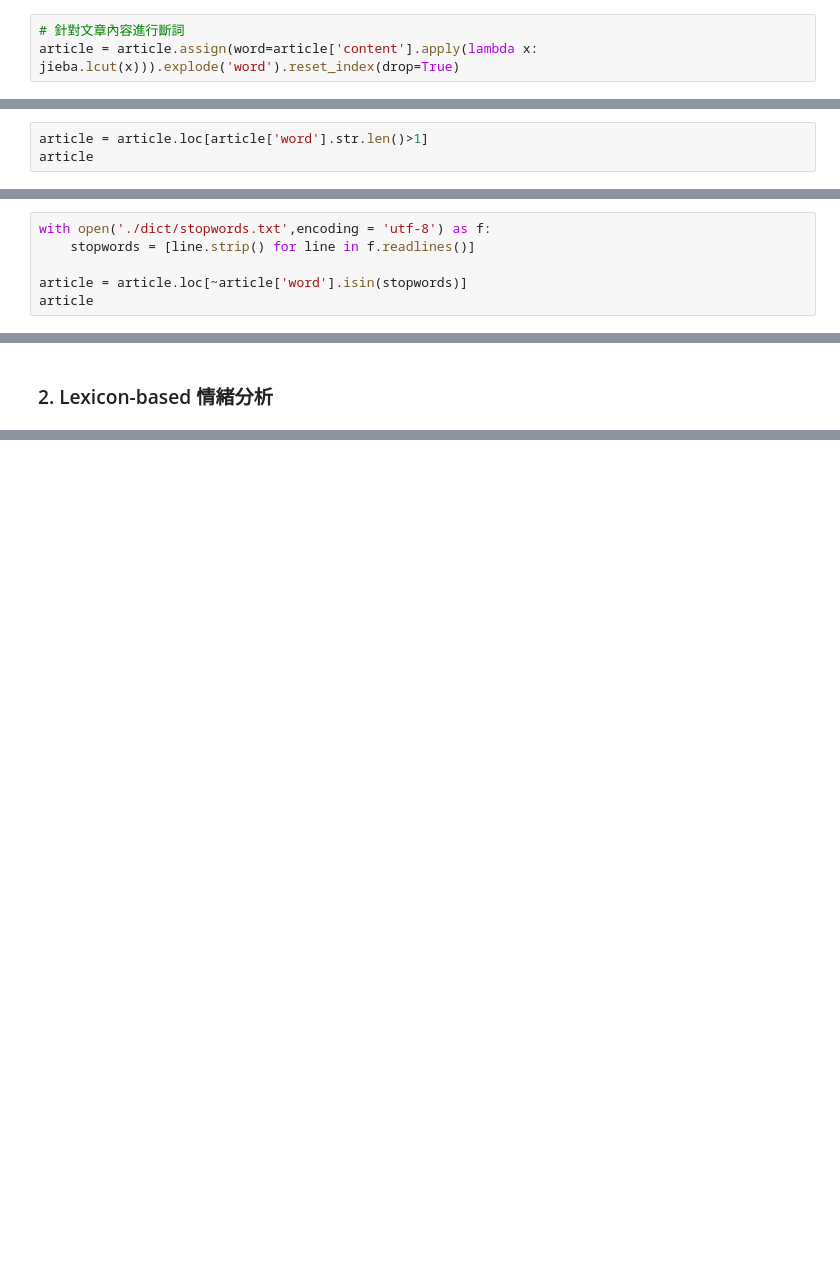
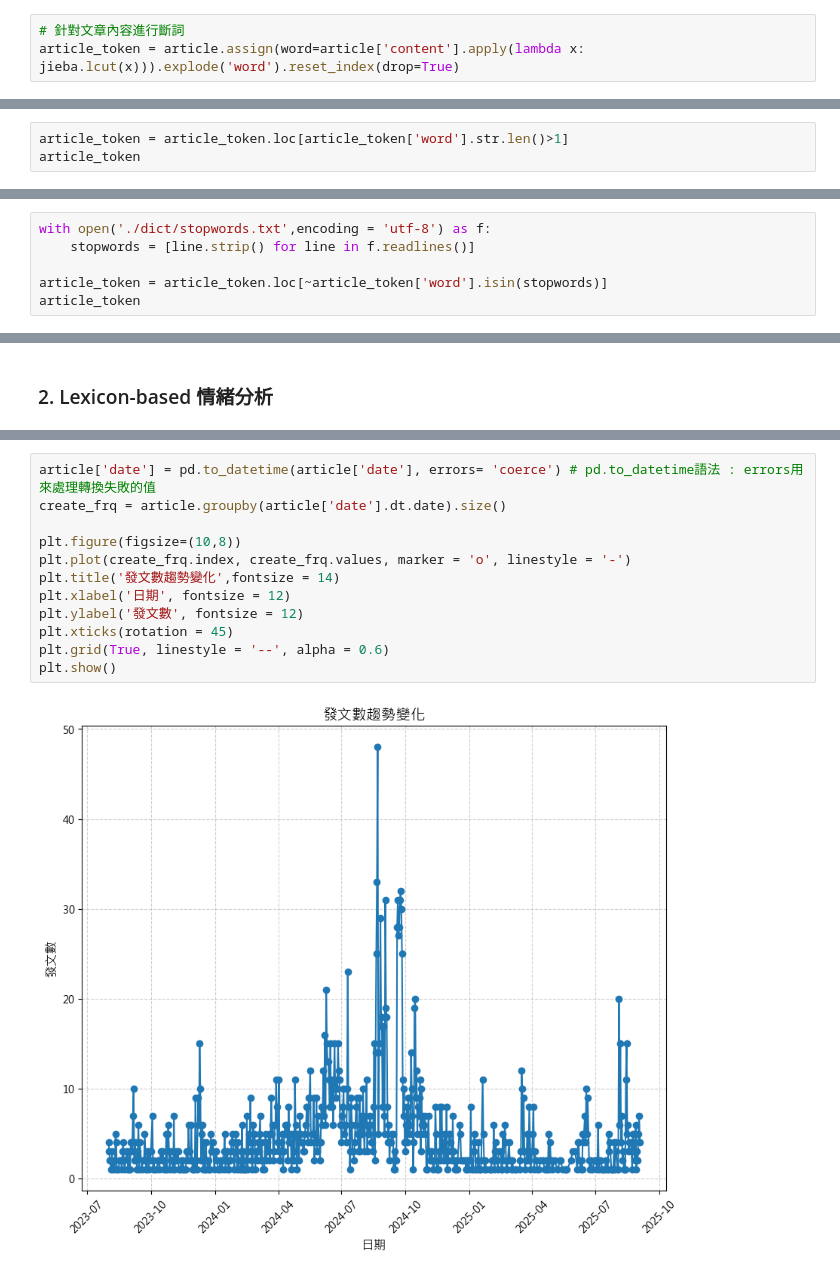
Before and after one commit to hsuan1120/Loan, a Jupyter notebook: loans.ipynb, the cells around one changed output, grey strips where cells are left out. Saved outputs shown, nothing was run; the diff lists cells and outputs as text; blank space fills up the shorter version.

```diff
--- a/loans.ipynb
+++ b/loans.ipynb
@@ -180,4 +180,4 @@ Loading model cost 1.347 seconds.
 Prefix dict has been built successfully.
 # %%
 # 針對文章內容進行斷詞
-article = article.assign(word=article['content'].apply(lambda x: jieba.lcut(x))).explode('word').reset_index(drop=True)
+article_token = article.assign(word=article['content'].apply(lambda x: jieba.lcut(x))).explode('word').reset_index(drop=True)
@@ -184,6 +200,6 @@ article = article.assign(word=article['content'].apply(lambda x: jieba.lcut(x)))
 # %%
-article = article.loc[article['word'].str.len()>1]
-article
+article_token = article_token.loc[article_token['word'].str.len()>1]
+article_token
 # %% [output]
 |  | title | url | content | date | word |
 | 0 | [請益] 房貸選擇 | https://www.ptt.cc/bbs/home-sale/... | 貸款選擇請益銀行成新青安年年寬限期萬壽險不可分期銀行成年年寬限期無... | 2025-09-03 | 貸款 |
@@ -202,8 +218,8 @@ article
 with open('./dict/stopwords.txt',encoding = 'utf-8') as f:
     stopwords = [line.strip() for line in f.readlines()]
 
-article = article.loc[~article['word'].isin(stopwords)]
-article
+article_token = article_token.loc[~article_token['word'].isin(stopwords)]
+article_token
 # %% [output]
 |  | title | url | content | date | word |
 | 0 | [請益] 房貸選擇 | https://www.ptt.cc/bbs/home-sale/... | 貸款選擇請益銀行成新青安年年寬限期萬壽險不可分期銀行成年年寬限期無... | 2025-09-03 | 貸款 |
@@ -301,0 +366,14 @@ plt.show()
+# %%
+article['date'] = pd.to_datetime(article['date'], errors= 'coerce') # pd.to_datetime語法 : errors用來處理轉換失敗的值
+create_frq = article.groupby(article['date'].dt.date).size()
+
+plt.figure(figsize=(10,8))
+plt.plot(create_frq.index, create_frq.values, marker = 'o', linestyle = '-')
+plt.title('發文數趨勢變化',fontsize = 14)
+plt.xlabel('日期', fontsize = 12)
+plt.ylabel('發文數', fontsize = 12)
+plt.xticks(rotation = 45)
+plt.grid(True, linestyle = '--', alpha = 0.6)
+plt.show()
+# %% [output]
+[figure, added]
```
Also changed, not shown: parts of 7 cells of this notebook.
